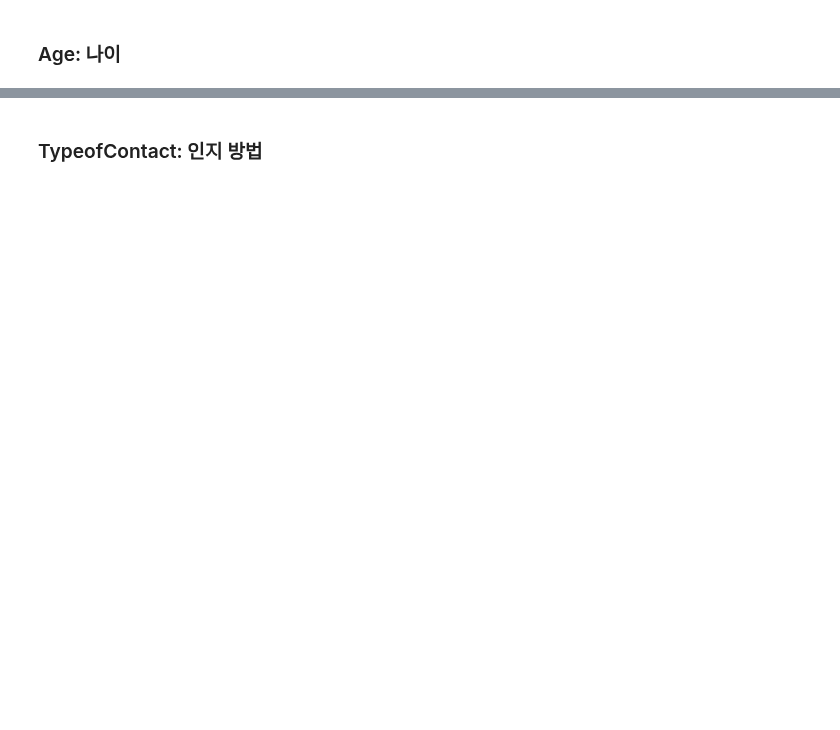
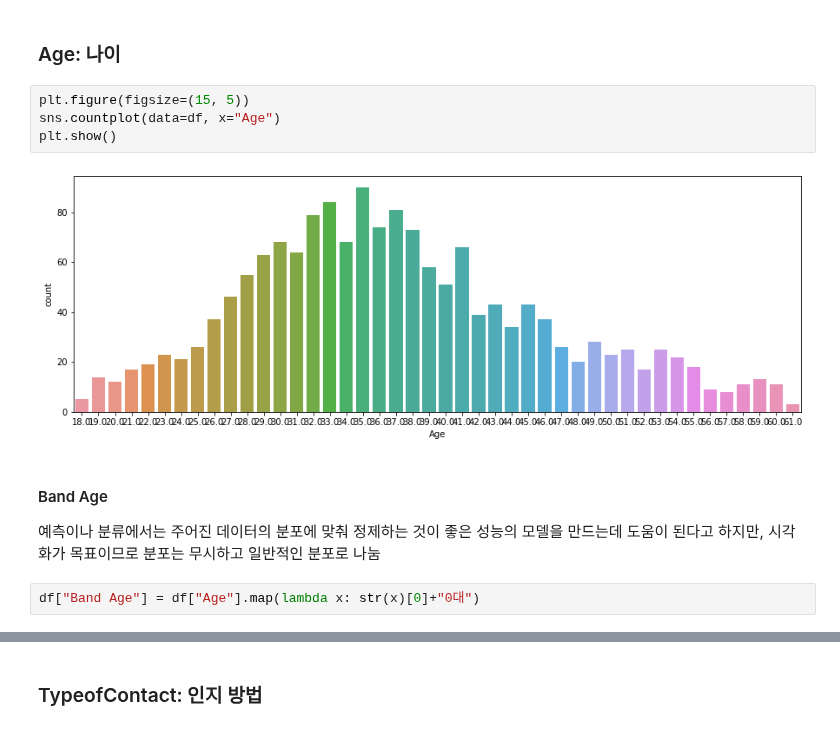
Before and after one commit to nuyhc/Struggles, a Jupyter notebook: Visualize Travel Product Analysis/Visualize Travel Product Analysis.ipynb, the cells around one changed output, grey strips where cells are left out. Cells and saved outputs as stored; diff of their text form; blank space fills up the shorter version.

```diff
--- a/Visualize Travel Product Analysis/Visualize Travel Product Analysis.ipynb
+++ b/Visualize Travel Product Analysis/Visualize Travel Product Analysis.ipynb
@@ -48,2 +61,13 @@ df.drop(columns=["id"], inplace=True)
 # %% [markdown]
 ### Age: 나이
+# %%
+plt.figure(figsize=(15, 5))
+sns.countplot(data=df, x="Age")
+plt.show()
+# %% [output]
+[figure, added]
+# %% [markdown]
+#### Band Age
+예측이나 분류에서는 주어진 데이터의 분포에 맞춰 정제하는 것이 좋은 성능의 모델을 만드는데 도움이 된다고 하지만, 시각화가 목표이므로 분포는 무시하고 일반적인 분포로 나눔
+# %%
+df["Band Age"] = df["Age"].map(lambda x: str(x)[0]+"0대")
```
Also changed, not shown: parts of 28 cells of this notebook.
